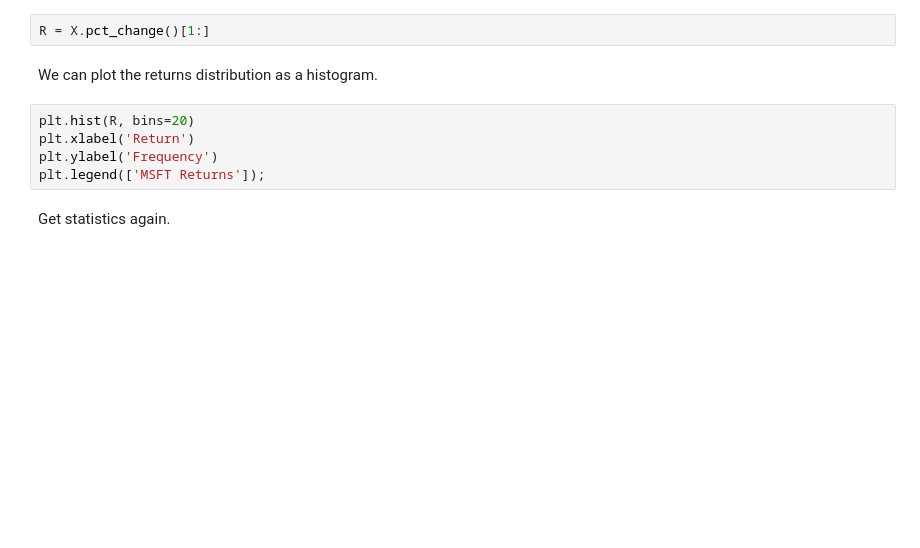
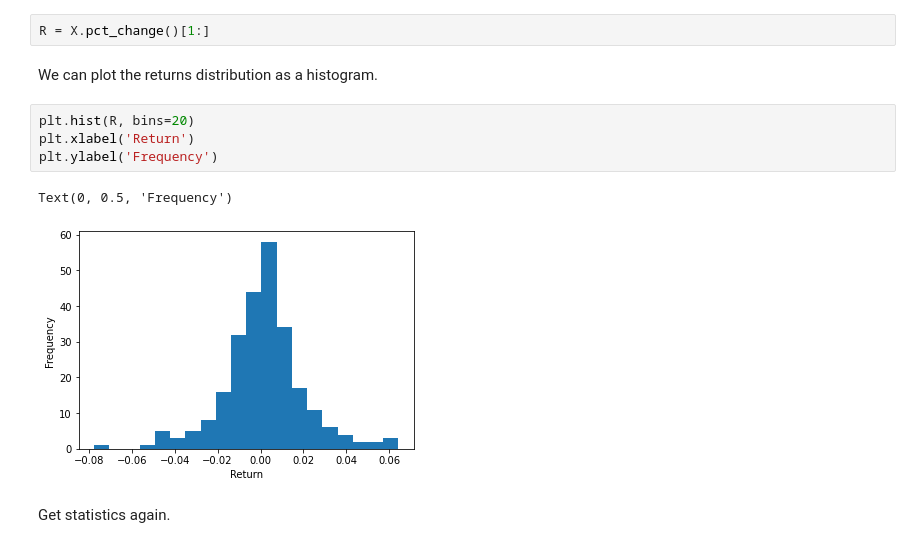
Before and after one commit to jpuentesg/MetNumUN2021I, a Jupyter notebook: Lab1/jpuentesglecture1.ipynb, the cells around one changed output. Saved outputs shown, nothing was run; the diff lists cells and outputs as text; blank space fills up the shorter version.

```diff
--- a/Lab1/jpuentesglecture1.ipynb
+++ b/Lab1/jpuentesglecture1.ipynb
@@ -228,8 +254,10 @@ We can plot the returns distribution as a histogram.
 # %%
 plt.hist(R, bins=20)
 plt.xlabel('Return')
 plt.ylabel('Frequency')
-plt.legend(['MSFT Returns']);
+# %% [output]
+Text(0, 0.5, 'Frequency')
+[figure, added]
 # %% [markdown]
 Get statistics again.
 # %%
```
Also changed, not shown: parts of 14 cells of this notebook.
